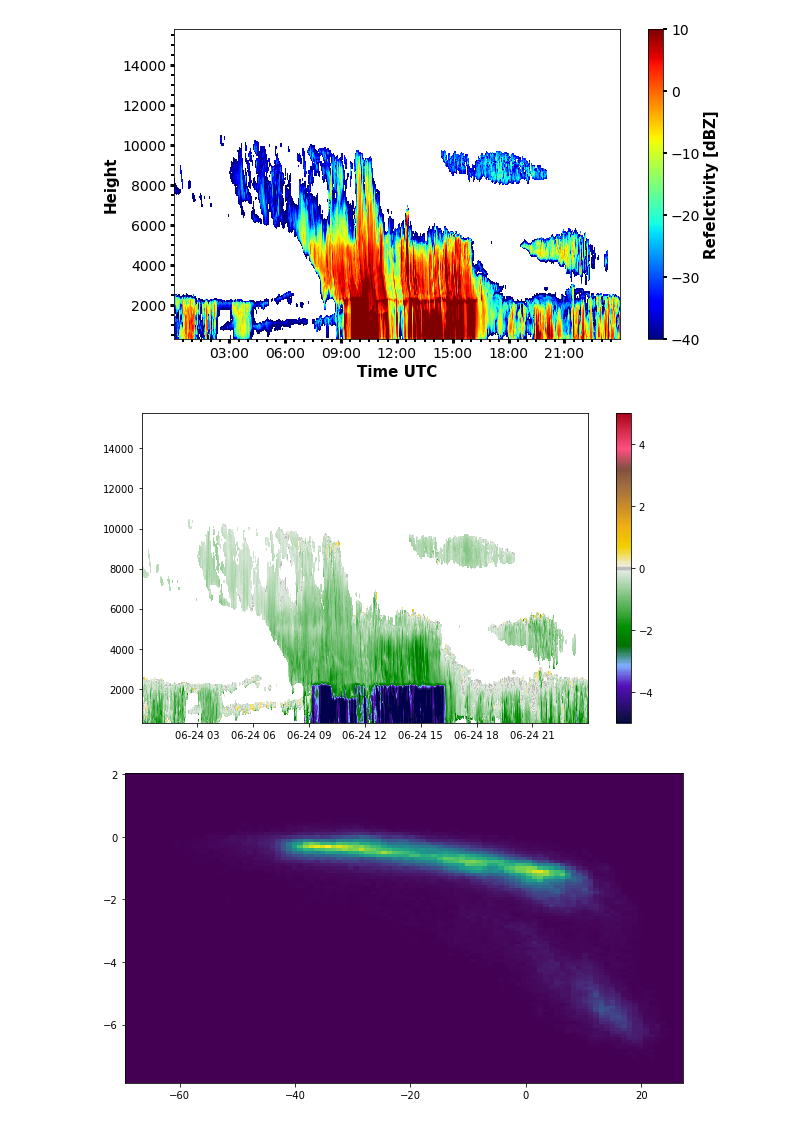
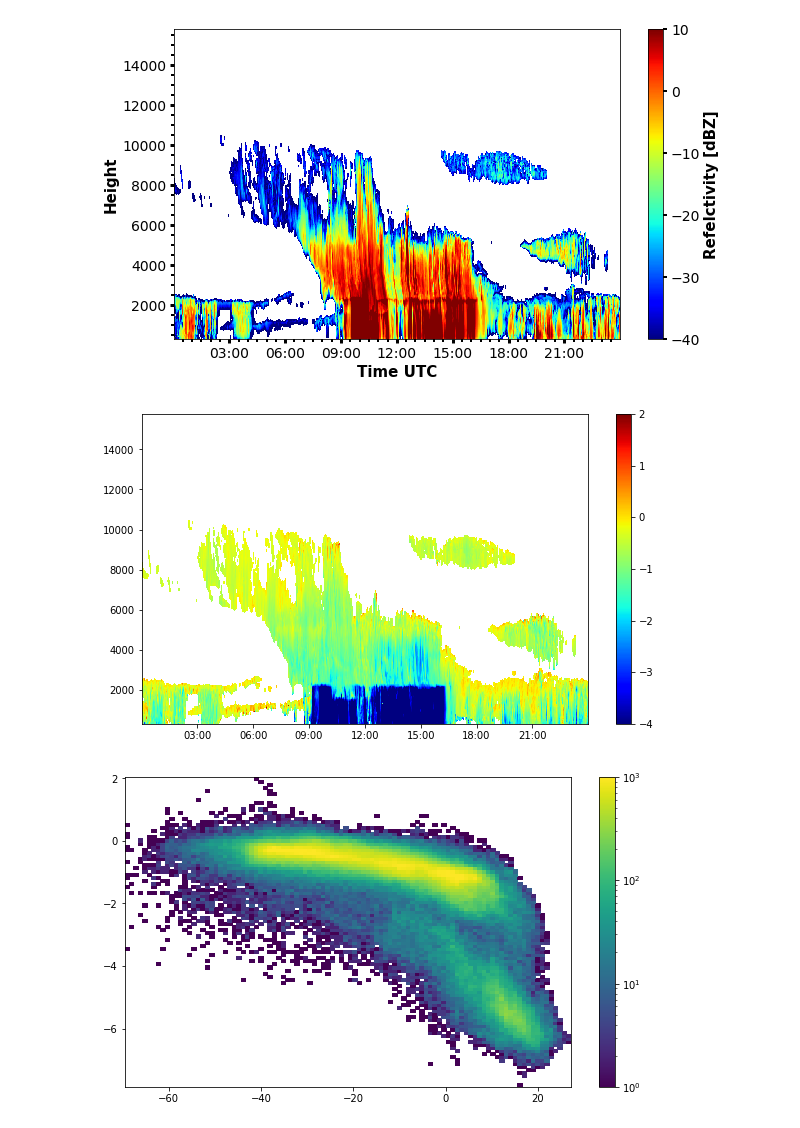
Before and after one commit to remsens-lim/PythonBeginnerCourse, a Jupyter notebook: notebooks_solution/part4_netcdf.ipynb, the cells around one changed output. Saved outputs shown, nothing was run; the diff lists cells and outputs as text; code cells hidden in the pictures.

Commit message:
added more comments, fixed error in mdv pcolormeshplot (faulty import Colormaps)

```diff
--- a/notebooks_solution/part4_netcdf.ipynb
+++ b/notebooks_solution/part4_netcdf.ipynb
@@ -103,9 +103,6 @@ cbar.ax.tick_params(axis='both', which='major', labelsize=14,
 -999.0
 [figure]
 # %%
-# velocity plot with custom colorplot
-
-import Colormaps
 # similar for velocity
 v = f.variables['v']
 v = np.ma.masked_less(v, -99)
@@ -114,22 +111,26 @@ fig, ax = plt.subplots(1, figsize=(10, 5.7))
 pcmesh = ax.pcolormesh(dt_list,
                        height,
                        np.transpose(v),
-                       cmap=Colormaps.carbonne_map, vmin=-5, vmax=5)
+                       cmap='jet', vmin=-4, vmax=2)
+
+ax.xaxis.set_major_formatter(matplotlib.dates.DateFormatter('%H:%M'))
 cbar = fig.colorbar(pcmesh)
 # %% [output]
-[figure, old version]
+[figure, new version]
 # %%
 # 2d histogram
 
 mask = np.ma.mask_or(Z.mask, v.mask)
 Z.mask = mask
 v.mask = mask
 H, xedges, yedges = np.histogram2d(Z.ravel().compressed(), v.ravel().compressed(),
                                    bins=[100,100])
 
 fig, ax = plt.subplots(1, figsize=(10, 5.7))
 pcmesh = ax.pcolormesh(xedges, yedges,
                        np.transpose(H),
+                       norm=matplotlib.colors.LogNorm(1, vmax=1000),
                        cmap='viridis')
+cbar = fig.colorbar(pcmesh)
 # %% [output]
-[figure, old version]
+[figure, new version]
```
Also changed, not shown: parts of 1 cell of this notebook, 5 other files.
